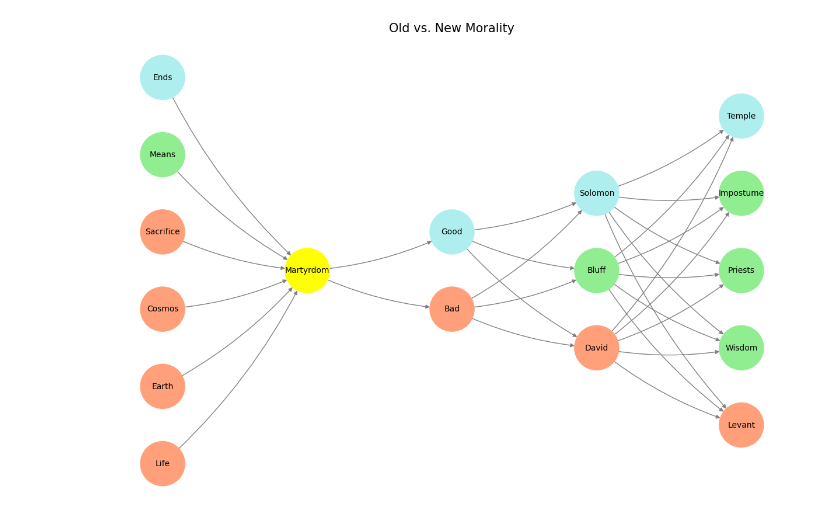
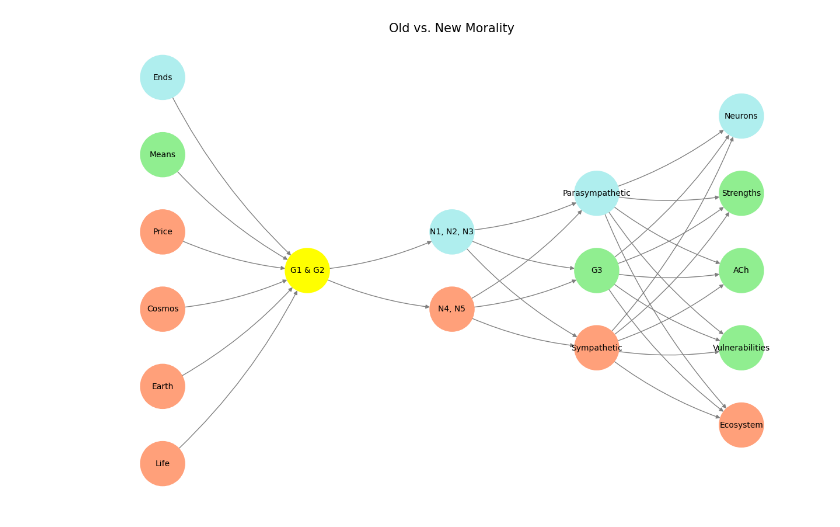
Before and after one commit to abikesa/apple, a Jupyter notebook: kitabo/ensi/_build/jupyter_execute/act3/part3/part3_3.ipynb, the cells around one changed output. Cells and saved outputs as stored; diff of their text form; code cells hidden in the pictures.

```diff
--- a/kitabo/ensi/_build/jupyter_execute/act3/part3/part3_3.ipynb
+++ b/kitabo/ensi/_build/jupyter_execute/act3/part3/part3_3.ipynb
@@ -8,36 +16,36 @@ import networkx as nx
 # Define the neural network structure; modified to align with "Aprés Moi, Le Déluge" (i.e. Je suis AlexNet)
 def define_layers():
     return {
-        'Pre-Input/CudAlexnet': ['Life', 'Earth', 'Cosmos', 'Sacrifice', 'Means', 'Ends'],
-        'Yellowstone/SensoryAI': ['Martyrdom'],
-        'Input/AgenticAI': ['Bad', 'Good'],
-        'Hidden/GenerativeAI': ['David', 'Bluff', 'Solomon'],
-        'Output/PhysicalAI': ['Levant', 'Wisdom', 'Priests', 'Impostume', 'Temple']
+        'Pre-Input/WorldRules': ['Life', 'Earth', 'Cosmos', 'Price', 'Means', 'Ends'],
+        'Yellowstone/PerceptionAI': ['G1 & G2'],
+        'Input/AgenticAI': ['N4, N5', 'N1, N2, N3'],
+        'Hidden/GenerativeAI': ['Sympathetic', 'G3', 'Parasympathetic'],
+        'Output/PhysicalAI': ['Ecosystem', 'Vulnerabilities', 'ACh', 'Strengths', 'Neurons']
     }
 
 # Assign colors to nodes
 def assign_colors(node, layer):
-    if node == 'Martyrdom':
+    if node == 'G1 & G2':
         return 'yellow'
-    if layer == 'Pre-Input/CudAlexnet' and node in [ 'Ends']:
+    if layer == 'Pre-Input/WorldRules' and node in [ 'Ends']:
         return 'paleturquoise'
-    if layer == 'Pre-Input/CudAlexnet' and node in [ 'Means']:
+    if layer == 'Pre-Input/WorldRules' and node in [ 'Means']:
         return 'lightgreen'
-    elif layer == 'Input/AgenticAI' and node == 'Good':
+    elif layer == 'Input/AgenticAI' and node == 'N1, N2, N3':
         return 'paleturquoise'
     elif layer == 'Hidden/GenerativeAI':
-        if node == 'Solomon':
+        if node == 'Parasympathetic':
             return 'paleturquoise'
-        elif node == 'Bluff':
+        elif node == 'G3':
             return 'lightgreen'
-        elif node == 'David':
+        elif node == 'Sympathetic':
             return 'lightsalmon'
     elif layer == 'Output/PhysicalAI':
-        if node == 'Temple':
+        if node == 'Neurons':
             return 'paleturquoise'
-        elif node in ['Impostume', 'Priests', 'Wisdom']:
+        elif node in ['Strengths', 'ACh', 'Vulnerabilities']:
             return 'lightgreen'
-        elif node == 'Levant':
+        elif node == 'Ecosystem':
             return 'lightsalmon'
     return 'lightsalmon'  # Default color
 
@@ -56,32 +64,32 @@ def visualize_nn():
     center_x = 0  # Align nodes horizontally
 
     # Add nodes and assign positions
     for i, (layer_name, nodes) in enumerate(layers.items()):
         y_positions = calculate_positions(nodes, center_x, offset=-len(layers) + i + 1)
         for node, position in zip(nodes, y_positions):
             G.add_node(node, layer=layer_name)
             pos[node] = position
             node_colors.append(assign_colors(node, layer_name))
 
     # Add edges (without weights)
     for layer_pair in [
-        ('Pre-Input/CudAlexnet', 'Yellowstone/SensoryAI'), ('Yellowstone/SensoryAI', 'Input/AgenticAI'), ('Input/AgenticAI', 'Hidden/GenerativeAI'), ('Hidden/GenerativeAI', 'Output/PhysicalAI')
+        ('Pre-Input/WorldRules', 'Yellowstone/PerceptionAI'), ('Yellowstone/PerceptionAI', 'Input/AgenticAI'), ('Input/AgenticAI', 'Hidden/GenerativeAI'), ('Hidden/GenerativeAI', 'Output/PhysicalAI')
     ]:
         source_layer, target_layer = layer_pair
         for source in layers[source_layer]:
             for target in layers[target_layer]:
                 G.add_edge(source, target)
 
     # Draw the graph
     plt.figure(figsize=(12, 8))
     nx.draw(
         G, pos, with_labels=True, node_color=node_colors, edge_color='gray',
         node_size=3000, font_size=10, connectionstyle="arc3,rad=0.1"
     )
     plt.title("Old vs. New Morality", fontsize=15)
     plt.show()
 
 # Run the visualization
 visualize_nn()
 # %% [output]
-[figure, old version]
+[figure, new version]
```
Also changed, not shown: parts of 4 cells of this notebook, 13 other files.
